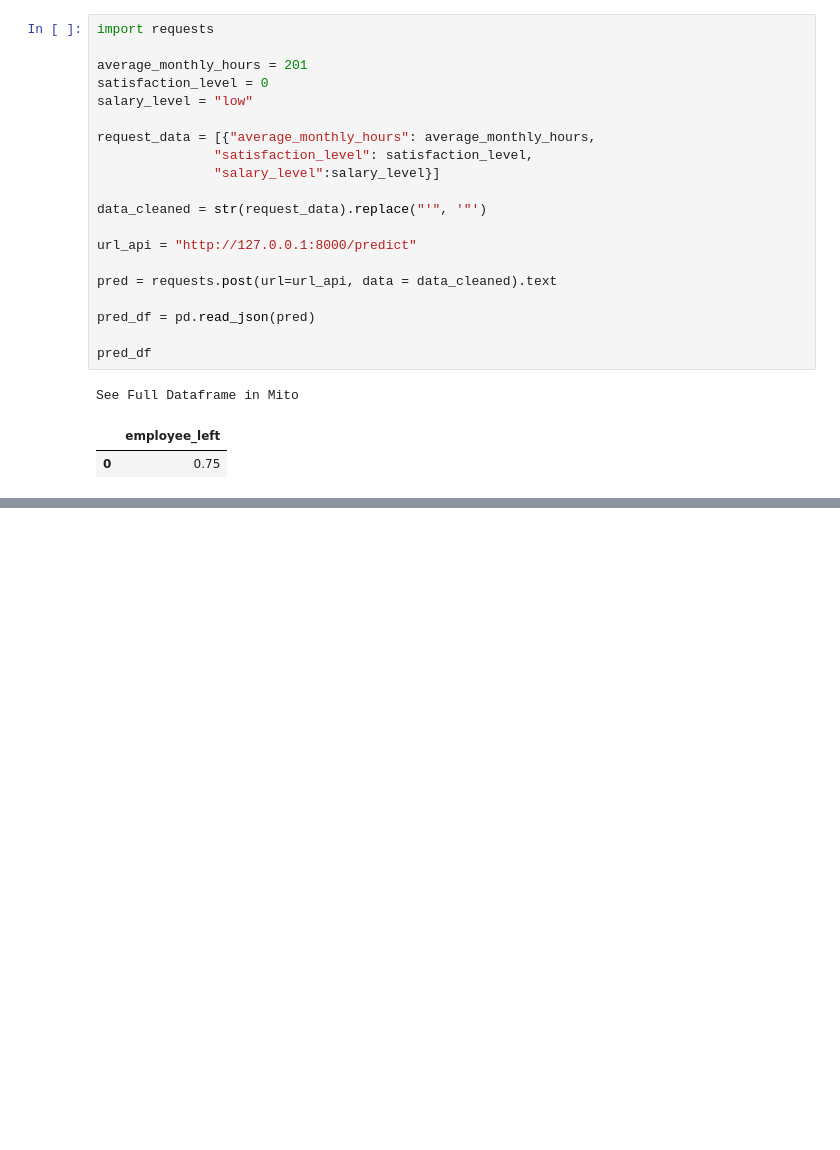
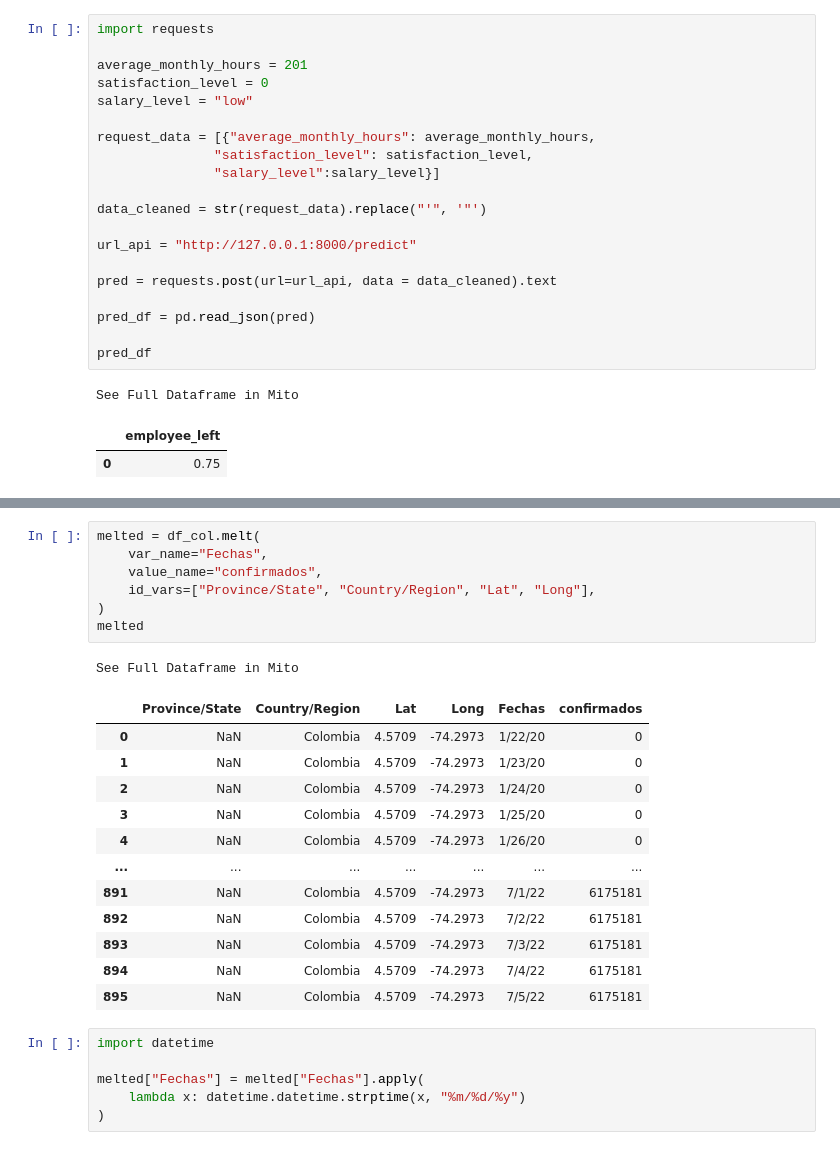
Before and after one commit to JECaballeroR/DiplomadoPythonModulo6Cohorte2, a Jupyter notebook: Notebook exploración.ipynb, the cells around one changed output, grey strips where cells are left out. Saved outputs shown, nothing was run; the diff lists cells and outputs as text; blank space fills up the shorter version.

```diff
--- a/Notebook exploración.ipynb
+++ b/Notebook exploración.ipynb
@@ -679,0 +726,27 @@ See Full Dataframe in Mito
+# %%
+melted = df_col.melt(
+    var_name="Fechas",
+    value_name="confirmados",
+    id_vars=["Province/State", "Country/Region", "Lat", "Long"],
+)
+melted
+# %% [output]
+See Full Dataframe in Mito
+|  | Province/State | Country/Region | Lat | Long | Fechas | confirmados |
+| 0 | NaN | Colombia | 4.5709 | -74.2973 | 1/22/20 | 0 |
+| 1 | NaN | Colombia | 4.5709 | -74.2973 | 1/23/20 | 0 |
+| 2 | NaN | Colombia | 4.5709 | -74.2973 | 1/24/20 | 0 |
+| 3 | NaN | Colombia | 4.5709 | -74.2973 | 1/25/20 | 0 |
+| 4 | NaN | Colombia | 4.5709 | -74.2973 | 1/26/20 | 0 |
+| ... | ... | ... | ... | ... | ... | ... |
+| 891 | NaN | Colombia | 4.5709 | -74.2973 | 7/1/22 | 6175181 |
+| 892 | NaN | Colombia | 4.5709 | -74.2973 | 7/2/22 | 6175181 |
+| 893 | NaN | Colombia | 4.5709 | -74.2973 | 7/3/22 | 6175181 |
+| 894 | NaN | Colombia | 4.5709 | -74.2973 | 7/4/22 | 6175181 |
+| 895 | NaN | Colombia | 4.5709 | -74.2973 | 7/5/22 | 6175181 |
+# %%
+import datetime
+
+melted["Fechas"] = melted["Fechas"].apply(
+    lambda x: datetime.datetime.strptime(x, "%m/%d/%y")
+)
```
Also changed, not shown: parts of 10 cells of this notebook, 2 other files.
